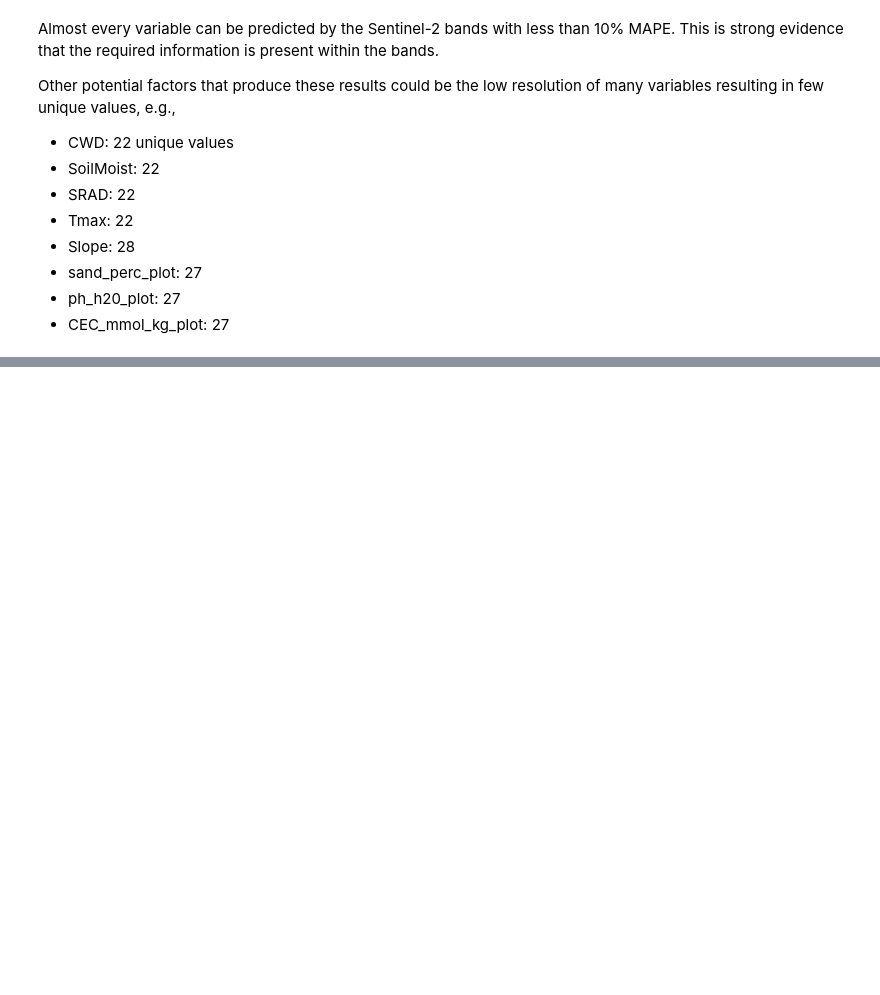
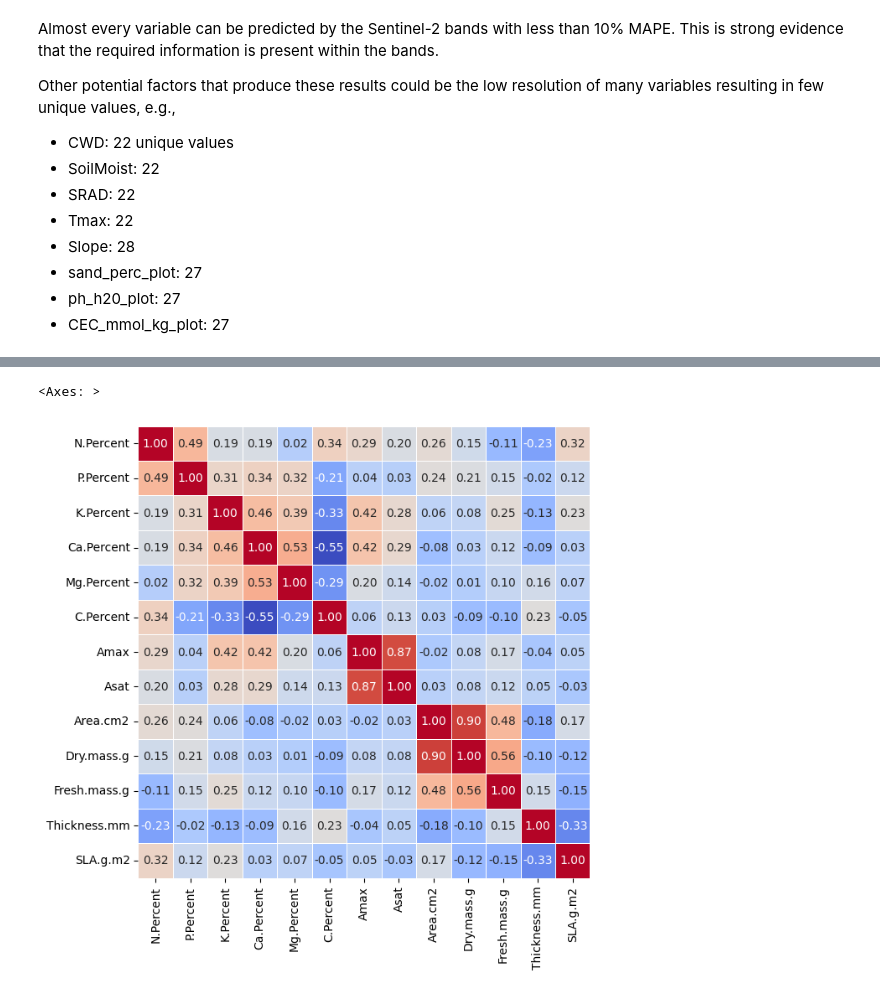
Before and after one commit to isaachcamp/geofm-plant-traits, a Jupyter notebook: notebooks/explore_trait_data.ipynb, the cells around one changed output, grey strips where cells are left out. Saved outputs shown, nothing was run; the diff lists cells and outputs as text; code cells hidden in the pictures; blank space fills up the shorter version.

```diff
--- a/notebooks/explore_trait_data.ipynb
+++ b/notebooks/explore_trait_data.ipynb
@@ -417,0 +442,7 @@ Other potential factors that produce these results could be the low resolution o
+# %%
+plt.figure(figsize=(7, 7))
+corr_matrix = trait_df.corr()
+sns.heatmap(corr_matrix, annot=True, cmap="coolwarm", fmt=".2f", linewidths=0.5, cbar=False, square=True)
+# %% [output]
+<Axes: >
+[figure, added]
```
Also changed, not shown: parts of 8 cells of this notebook.
